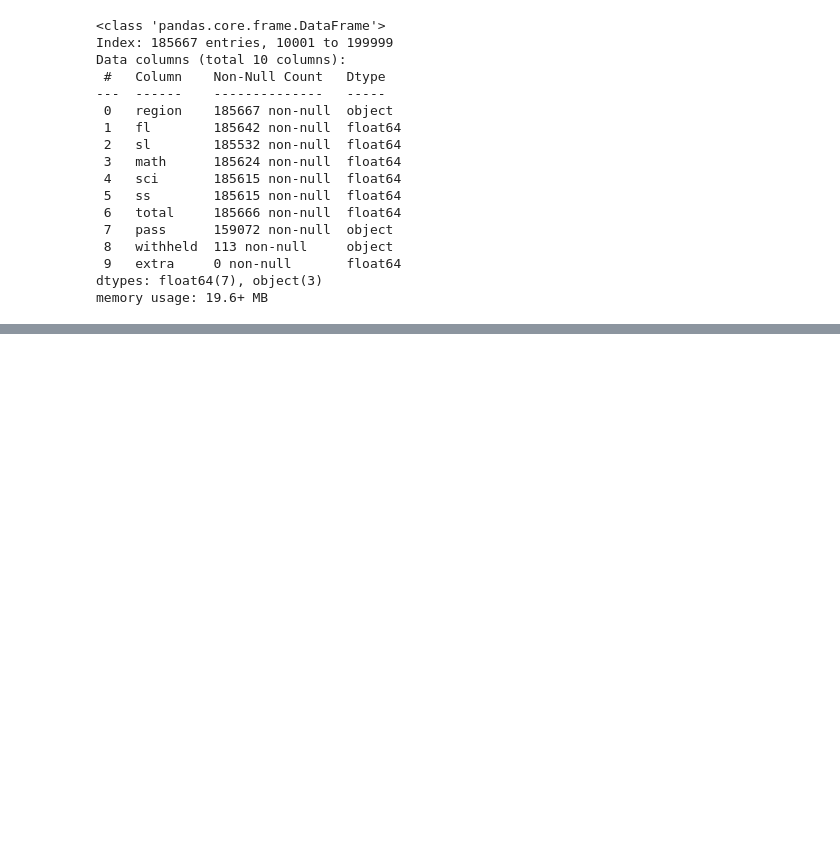
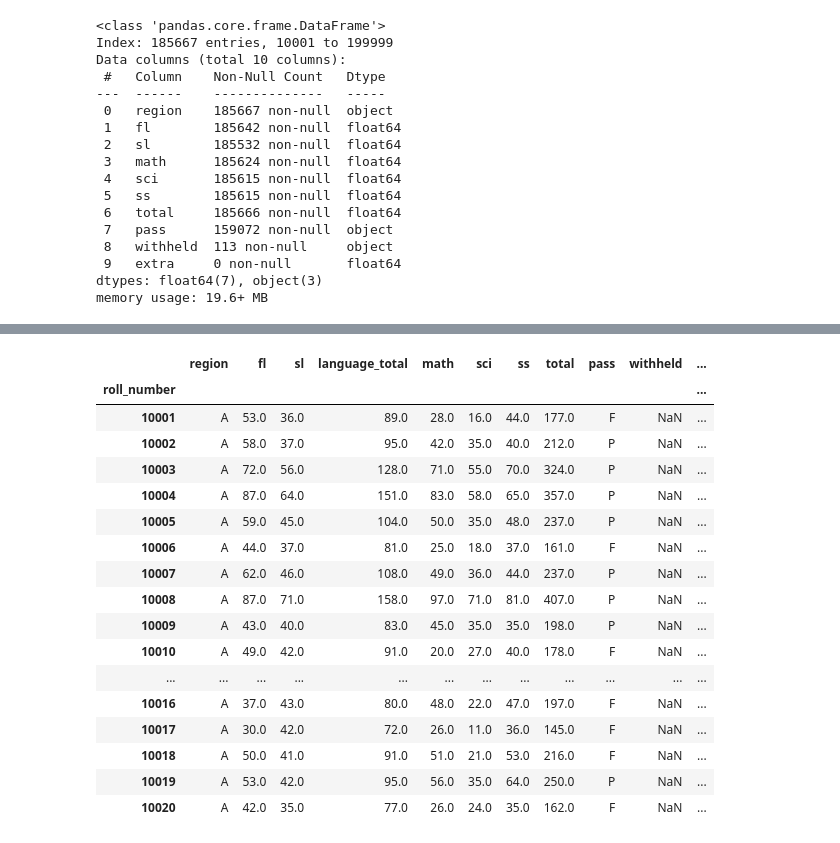
Before and after one commit to Balan-hub/EDAA, a Jupyter notebook: EDA_1.ipynb, the cells around one changed output, grey strips where cells are left out. Drawn from its saved outputs; the diff is of its cells as text; code cells hidden in the pictures; blank space fills up the shorter version.

```diff
--- a/EDA_1.ipynb
+++ b/EDA_1.ipynb
@@ -380,0 +595,26 @@ sslc.head(50)
+# %%
+def total(fl,sl):
+  return fl+sl
+# %%
+sslc['language_total'] = total(sslc['fl'], sslc['sl'])
+# %%
+sslc.head(20)
+# %% [output]
+|  | region | fl | sl | language_total | math | sci | ss | total | pass | withheld | ... |
+| roll_number |  |  |  |  |  |  |  |  |  |  | ... |
+| 10001 | A | 53.0 | 36.0 | 89.0 | 28.0 | 16.0 | 44.0 | 177.0 | F | NaN | ... |
+| 10002 | A | 58.0 | 37.0 | 95.0 | 42.0 | 35.0 | 40.0 | 212.0 | P | NaN | ... |
+| 10003 | A | 72.0 | 56.0 | 128.0 | 71.0 | 55.0 | 70.0 | 324.0 | P | NaN | ... |
+| 10004 | A | 87.0 | 64.0 | 151.0 | 83.0 | 58.0 | 65.0 | 357.0 | P | NaN | ... |
+| 10005 | A | 59.0 | 45.0 | 104.0 | 50.0 | 35.0 | 48.0 | 237.0 | P | NaN | ... |
+| 10006 | A | 44.0 | 37.0 | 81.0 | 25.0 | 18.0 | 37.0 | 161.0 | F | NaN | ... |
+| 10007 | A | 62.0 | 46.0 | 108.0 | 49.0 | 36.0 | 44.0 | 237.0 | P | NaN | ... |
+| 10008 | A | 87.0 | 71.0 | 158.0 | 97.0 | 71.0 | 81.0 | 407.0 | P | NaN | ... |
+| 10009 | A | 43.0 | 40.0 | 83.0 | 45.0 | 35.0 | 35.0 | 198.0 | P | NaN | ... |
+| 10010 | A | 49.0 | 42.0 | 91.0 | 20.0 | 27.0 | 40.0 | 178.0 | F | NaN | ... |
+| ... | ... | ... | ... | ... | ... | ... | ... | ... | ... | ... | ... |
+| 10016 | A | 37.0 | 43.0 | 80.0 | 48.0 | 22.0 | 47.0 | 197.0 | F | NaN | ... |
+| 10017 | A | 30.0 | 42.0 | 72.0 | 26.0 | 11.0 | 36.0 | 145.0 | F | NaN | ... |
+| 10018 | A | 50.0 | 41.0 | 91.0 | 51.0 | 21.0 | 53.0 | 216.0 | F | NaN | ... |
+| 10019 | A | 53.0 | 42.0 | 95.0 | 56.0 | 35.0 | 64.0 | 250.0 | P | NaN | ... |
+| 10020 | A | 42.0 | 35.0 | 77.0 | 26.0 | 24.0 | 35.0 | 162.0 | F | NaN | ... |
```
Also changed, not shown: parts of 33 cells of this notebook.
